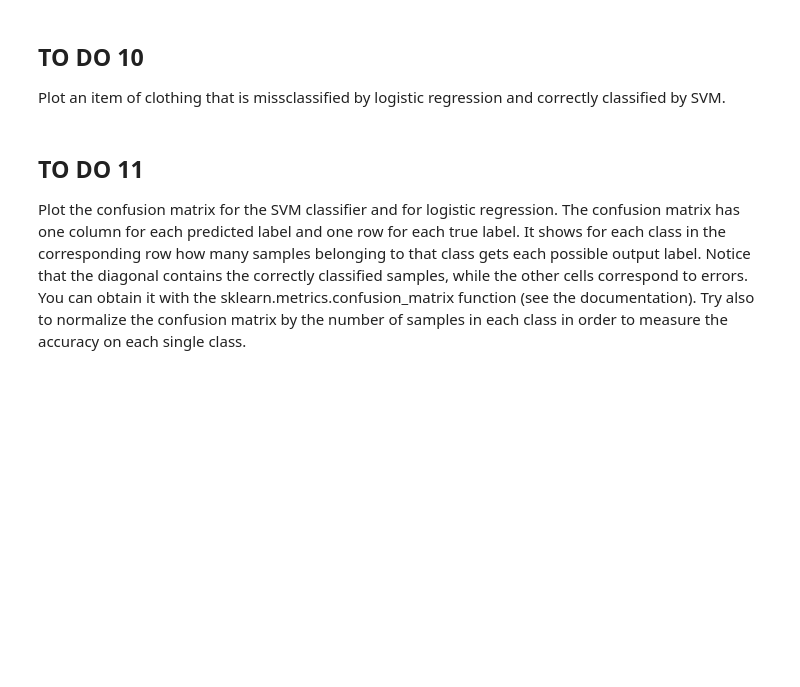
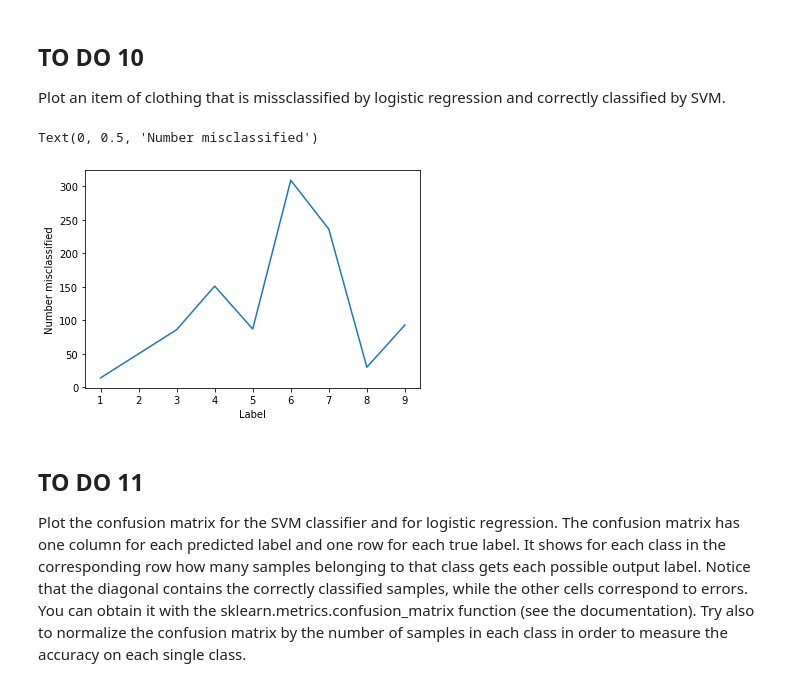
Before and after one commit to maxhoeth/LaboratoryOfComputationalPhysics_Y4, a Jupyter notebook: Lab2/Max_hoeth_lab2.ipynb, the cells around one changed output. Saved outputs shown, nothing was run; the diff lists cells and outputs as text; code cells hidden in the pictures; blank space fills up the shorter version.

```diff
--- a/Lab2/Max_hoeth_lab2.ipynb
+++ b/Lab2/Max_hoeth_lab2.ipynb
@@ -362,7 +417,13 @@ this, report it in the cell below.
 # %%
 #get training and test error for the best SVM model from CV
 
-# ADD YOUR CODE
+parameters = {'C':[10], 'gamma':[0.01]}
+m = SVC(kernel='rbf')
+svm = GridSearchCV(m, parameters, n_jobs=-1, cv=4).fit(X_train, y_train)
 
+training_error = 1 - svm.best_estimator_.score(X_train, y_train)
+test_error = 1- svm.best_estimator_.score(X_test, y_test)
 print ("Best SVM training error: %f" % training_error)
 print ("Best SVM test error: %f" % test_error)
+
+# for 20000, Best SVM training error: 0.000050, Best SVM test error: 0.046850
@@ -401,3 +472,26 @@ SVM_prediction = # ADD CODE
+# %%
+LR_prediction = linear_model.LogisticRegression(C=10**64).fit(X_train, y_train)
+lr_xy = LR_prediction.predict(X_test)
+# %%
+m = SVC(kernel='rbf')
+SVM_prediction = GridSearchCV(m, parameters, n_jobs=-1, cv=4).fit(X_train, y_train)
+svm_xy = SVM_prediction.predict(X_test)
+# %%
+miss = np.array([])
+for lr,svm,y in zip(lr_xy, svm_xy, y_test):
+    if y != lr & y == svm:
+        miss = np.append(miss, int(y))
+# %%
+miss = pd.DataFrame(miss).astype(int)
+val = miss.value_counts().sort_index()
+labels = [i[0] for i in val.index]
+
+plt.plot(labels, val.values)
+plt.xlabel('Label')
+plt.ylabel('Number misclassified')
+# %% [output]
+Text(0, 0.5, 'Number misclassified')
+[figure, added]
 # %% [markdown]
 ## TO DO 11
 Plot the confusion matrix for the SVM classifier and for logistic regression.
```
Also changed, not shown: parts of 19 cells of this notebook.
